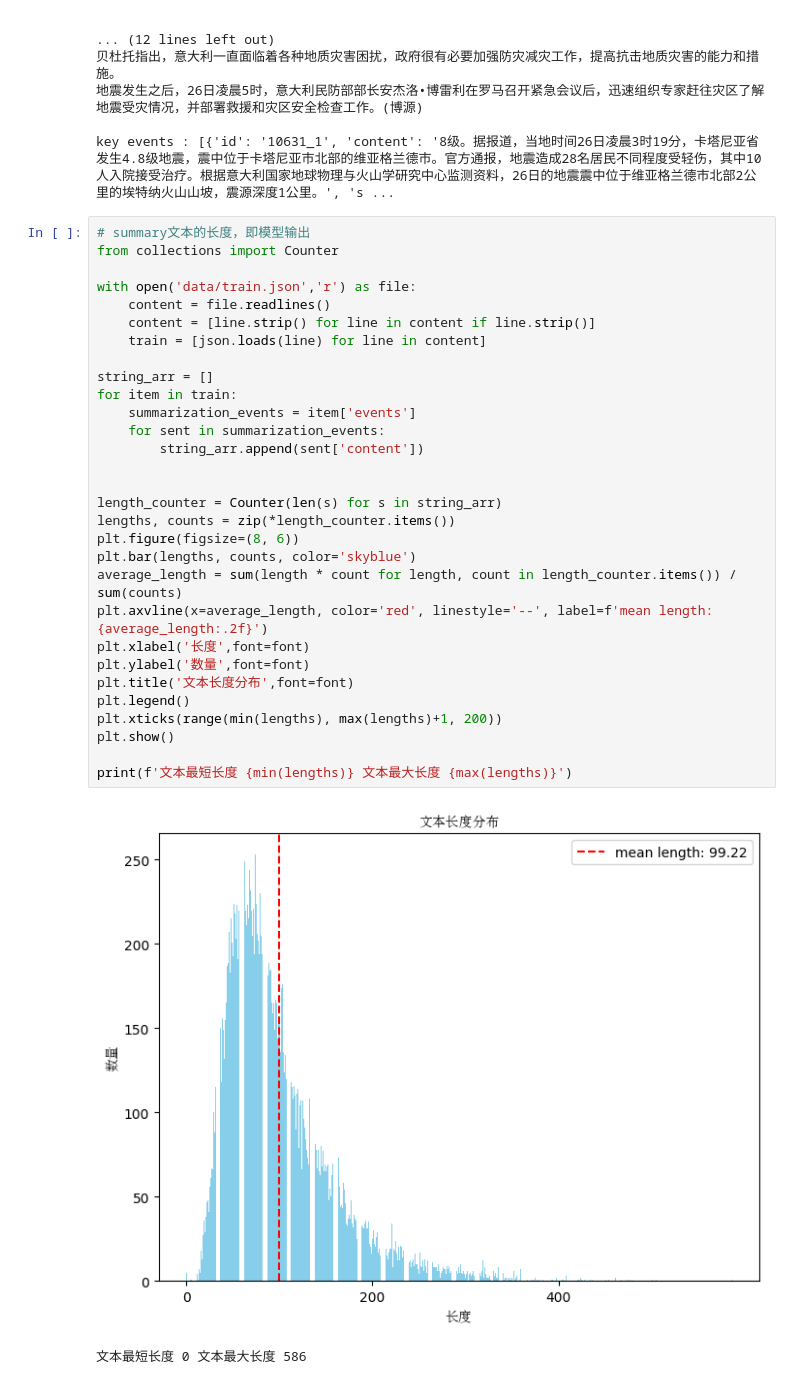
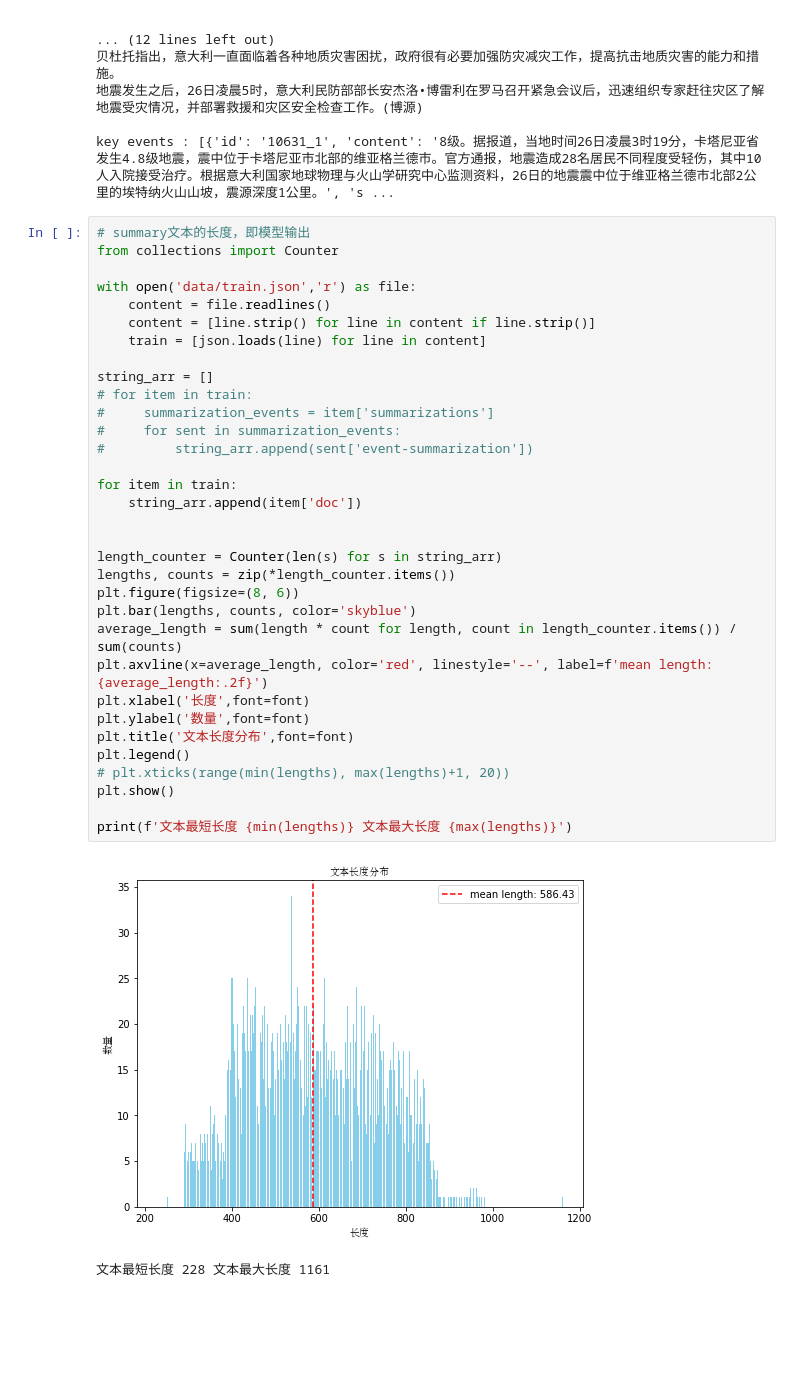
Before and after one commit to qiyuanlanniao/abstract_tianchi, a Jupyter notebook: data_analysis.ipynb, the cells around one changed output. Drawn from its saved outputs; the diff is of its cells as text; blank space fills up the shorter version.

```diff
--- a/data_analysis.ipynb
+++ b/data_analysis.ipynb
@@ -63,36 +63,39 @@ key events : [{'id': '10631_1', 'content': '8级。据报道，当地时间26日
 # %%
 # summary文本的长度，即模型输出
 from collections import Counter
 
 with open('data/train.json','r') as file:
     content = file.readlines()
     content = [line.strip() for line in content if line.strip()]
     train = [json.loads(line) for line in content]
 
 string_arr = []
+# for item in train:
+#     summarization_events = item['summarizations']
+#     for sent in summarization_events:
+#         string_arr.append(sent['event-summarization'])
+
 for item in train:
-    summarization_events = item['events']
-    for sent in summarization_events:
-        string_arr.append(sent['content'])
+    string_arr.append(item['doc'])
 
 
 length_counter = Counter(len(s) for s in string_arr)
 lengths, counts = zip(*length_counter.items())
 plt.figure(figsize=(8, 6))
 plt.bar(lengths, counts, color='skyblue')
 average_length = sum(length * count for length, count in length_counter.items()) / sum(counts)
 plt.axvline(x=average_length, color='red', linestyle='--', label=f'mean length: {average_length:.2f}')
 plt.xlabel('长度',font=font)
 plt.ylabel('数量',font=font)
 plt.title('文本长度分布',font=font)
 plt.legend()
-plt.xticks(range(min(lengths), max(lengths)+1, 200))
+# plt.xticks(range(min(lengths), max(lengths)+1, 20))
 plt.show()
 
 print(f'文本最短长度 {min(lengths)} 文本最大长度 {max(lengths)}')
 # %% [output]
-[figure, old version]
+[figure, new version]
-文本最短长度 0 文本最大长度 586
+文本最短长度 228 文本最大长度 1161
 # %%
 # 统计summary的高频字高频词
 # 分词并统计词频
```
Also changed, not shown: parts of 3 cells of this notebook, 4 other files.
